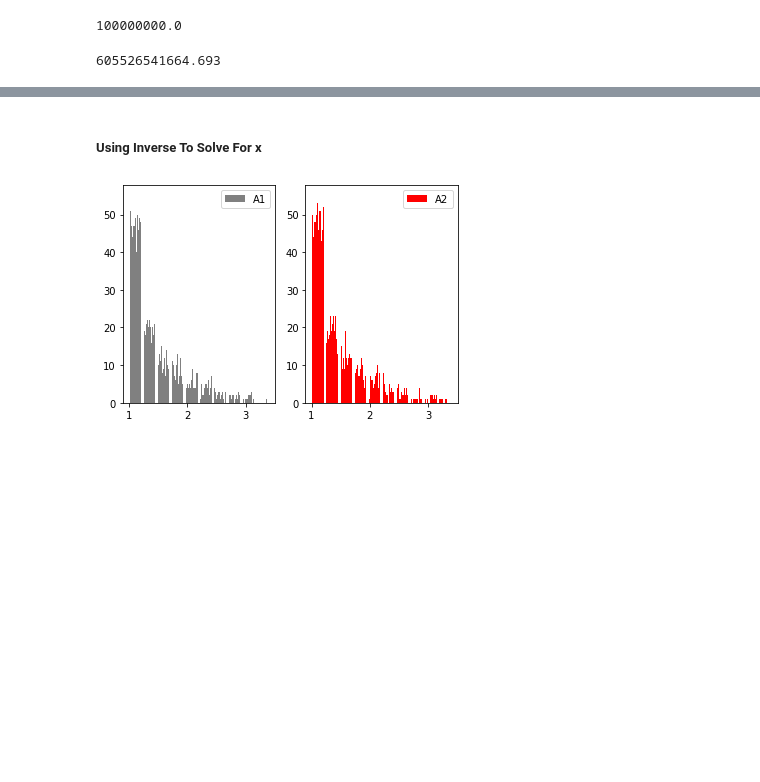
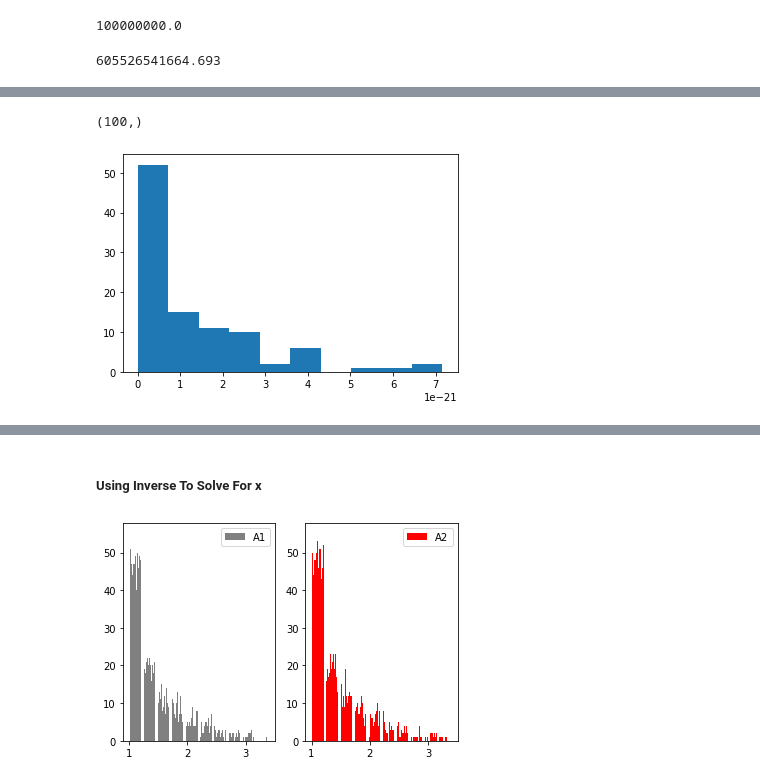
Before and after one commit to stochasticallyconverging/datadrivenengineering, a Jupyter notebook: svd.ipynb, the cells around one changed output, grey strips where cells are left out. Cells and saved outputs as stored; diff of their text form; code cells hidden in the pictures; blank space fills up the shorter version.

```diff
--- a/svd.ipynb
+++ b/svd.ipynb
@@ -392,0 +357,5 @@ See: https://stackoverflow.com/questions/51448366/scipy-linalg-lu-vs-scipy-linal
+# %%
+sim1.simulate(method="lu")
+# %% [output]
+(100,)
+[figure, added]
```
Also changed, not shown: parts of 20 cells of this notebook, 1 other file.
